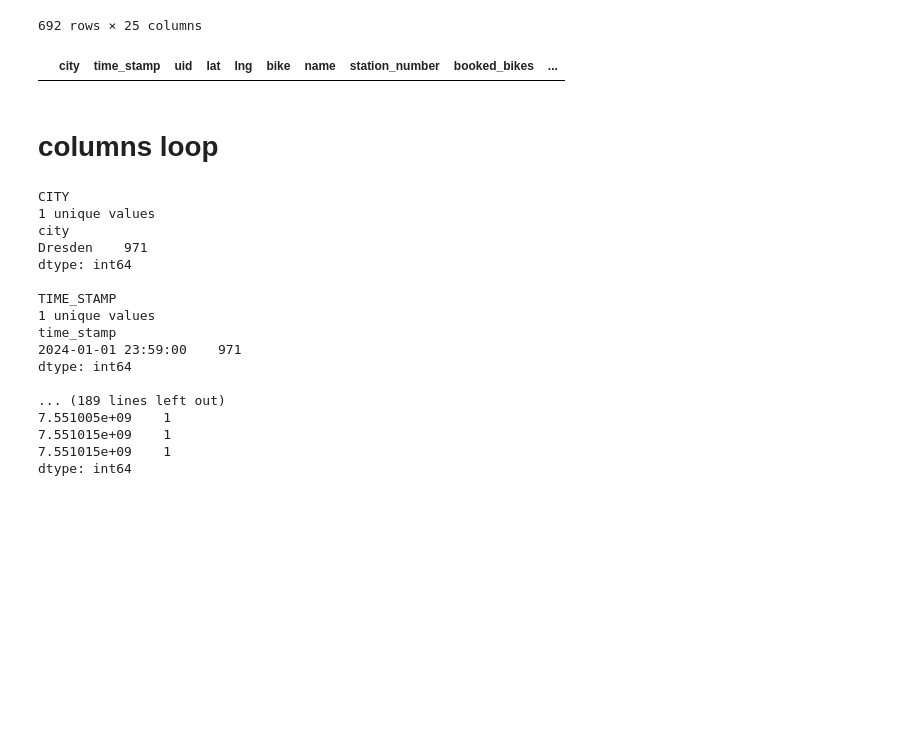
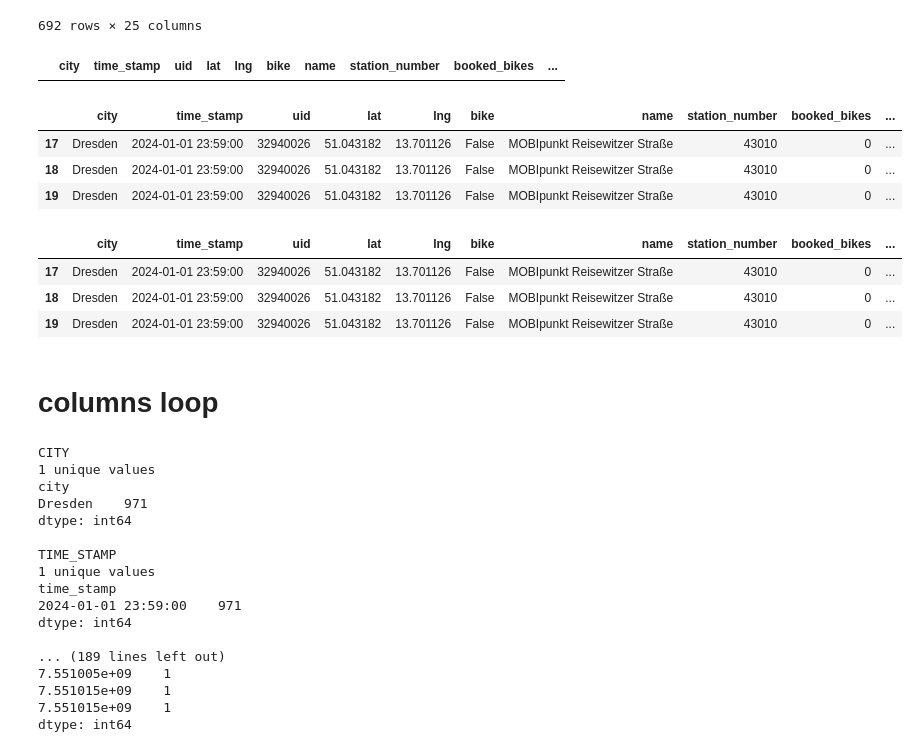
Before and after one commit to Vsinichenko/Forecasting_bike_sharing_availability, a Jupyter notebook: notebooks/01 First look at the data.ipynb, the cells around one changed output. Drawn from its saved outputs; the diff is of its cells as text; code cells hidden in the pictures; blank space fills up the shorter version.

```diff
--- a/notebooks/01 First look at the data.ipynb
+++ b/notebooks/01 First look at the data.ipynb
@@ -247,6 +245,20 @@ df[df.bike  == True]
 df[df.station_number==43005]
 # %% [output]
 |  | city | time_stamp | uid | lat | lng | bike | name | station_number | booked_bikes | ... |
+# %%
+df[df.station_number==43010]
+# %% [output]
+|  | city | time_stamp | uid | lat | lng | bike | name | station_number | booked_bikes | ... |
+| 17 | Dresden | 2024-01-01 23:59:00 | 32940026 | 51.043182 | 13.701126 | False | MOBIpunkt Reisewitzer Straße | 43010 | 0 | ... |
+| 18 | Dresden | 2024-01-01 23:59:00 | 32940026 | 51.043182 | 13.701126 | False | MOBIpunkt Reisewitzer Straße | 43010 | 0 | ... |
+| 19 | Dresden | 2024-01-01 23:59:00 | 32940026 | 51.043182 | 13.701126 | False | MOBIpunkt Reisewitzer Straße | 43010 | 0 | ... |
+# %%
+df[df.maintenance==True]
+# %% [output]
+|  | city | time_stamp | uid | lat | lng | bike | name | station_number | booked_bikes | ... |
+| 17 | Dresden | 2024-01-01 23:59:00 | 32940026 | 51.043182 | 13.701126 | False | MOBIpunkt Reisewitzer Straße | 43010 | 0 | ... |
+| 18 | Dresden | 2024-01-01 23:59:00 | 32940026 | 51.043182 | 13.701126 | False | MOBIpunkt Reisewitzer Straße | 43010 | 0 | ... |
+| 19 | Dresden | 2024-01-01 23:59:00 | 32940026 | 51.043182 | 13.701126 | False | MOBIpunkt Reisewitzer Straße | 43010 | 0 | ... |
 # %% [markdown]
 # columns loop
 # %%
```
Also changed, not shown: parts of 22 cells of this notebook, 3 other files.
